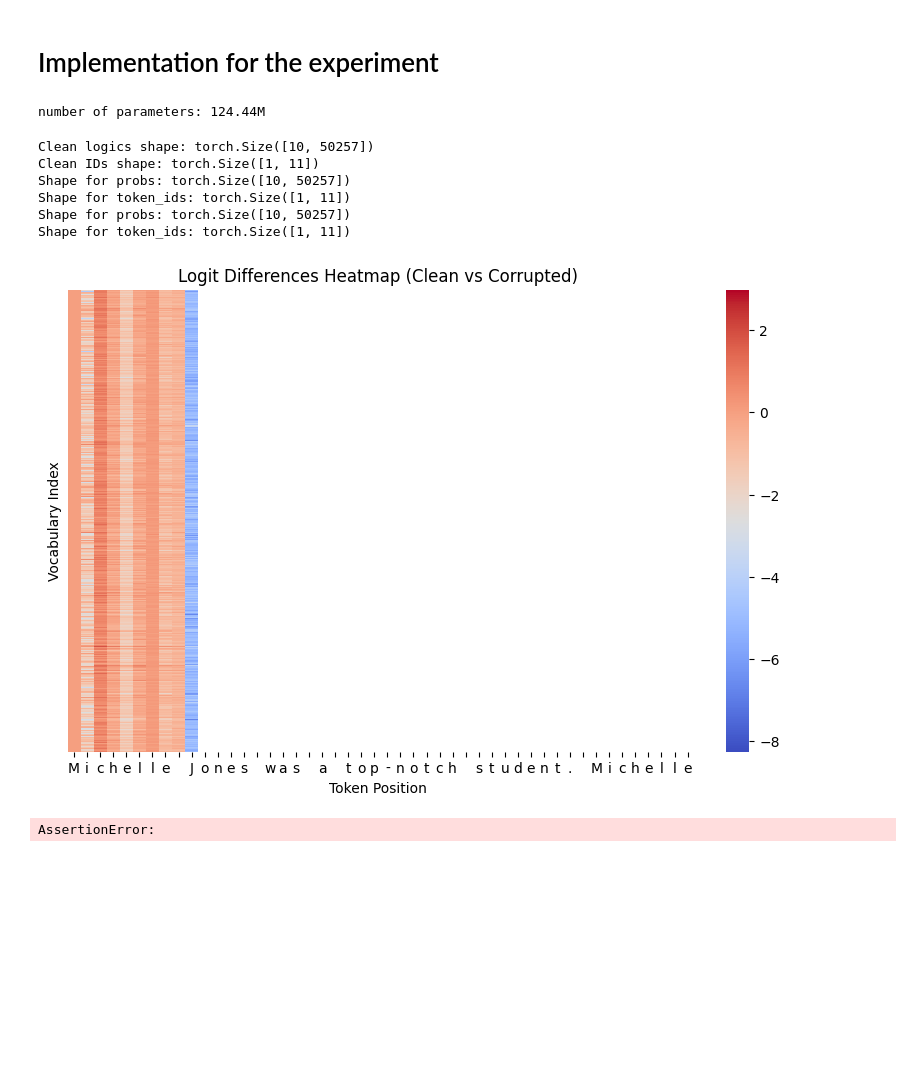
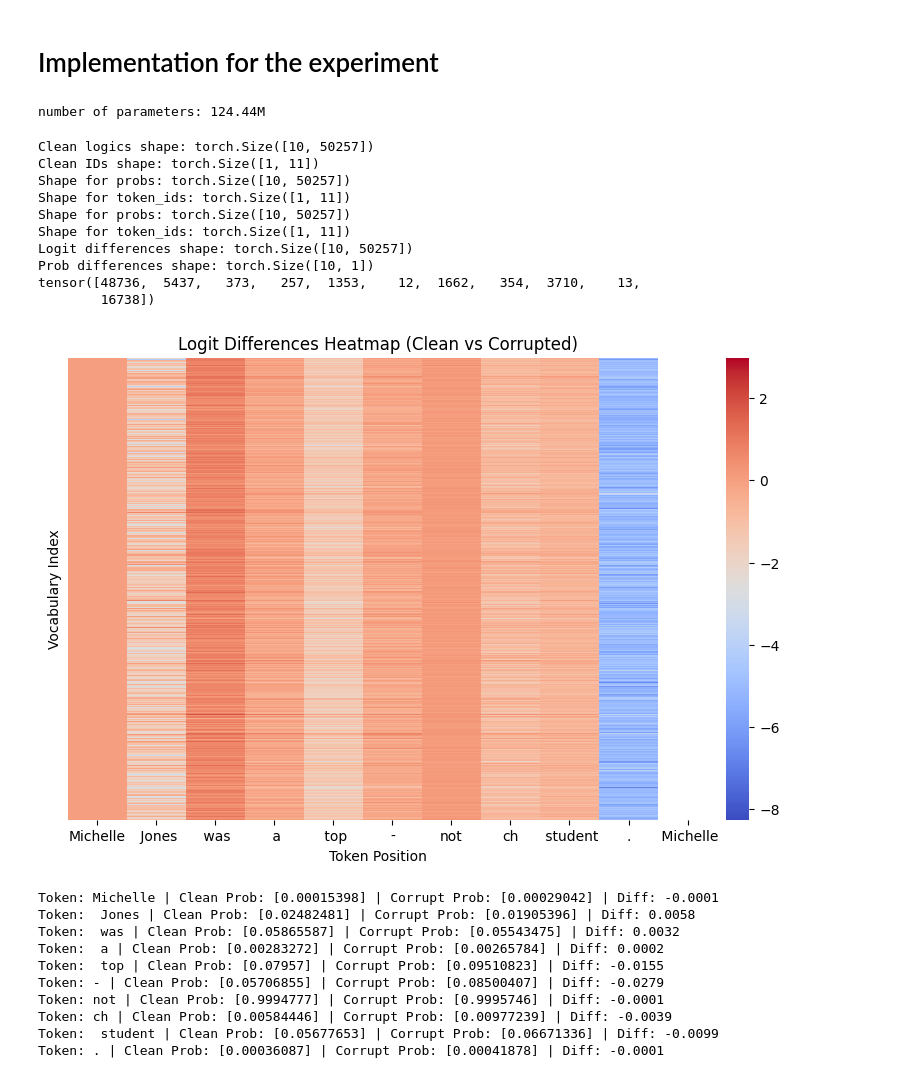
Before and after one commit to aed6-ua/minGPT, a Jupyter notebook: assignment.ipynb, the cells around one changed output. Cells and saved outputs as stored; diff of their text form; code cells hidden in the pictures; blank space fills up the shorter version.

```diff
--- a/assignment.ipynb
+++ b/assignment.ipynb
@@ -161,35 +161,58 @@ def get_token_probabilities(logits, token_ids):
 
 clean_probs = get_token_probabilities(clean_logits, clean_ids)
 corrupted_probs = get_token_probabilities(corrupted_logits, corrupted_ids)
 
 # Compute logit differences
 logit_diff = (clean_logits - corrupted_logits).cpu().numpy()
 prob_diff = (clean_probs - corrupted_probs)
 
 logit_diff = torch.tensor(logit_diff)
 prob_diff = torch.tensor(prob_diff)
 
+print("Logit differences shape:", logit_diff.shape)
+print("Prob differences shape:", prob_diff.shape)
+
+print(clean_ids[0])
+tokens_str = []
+for token in clean_ids[0]:
+    decoded_token = tokenizer.decode(torch.tensor([token]))
+    tokens_str.append(decoded_token)
 
 
 # Visualize the results
 plt.figure(figsize=(10, 6))
-sns.heatmap(logit_diff.squeeze(0).T, cmap="coolwarm", annot=False, xticklabels=tokenizer.decode(clean_ids[0]), yticklabels=False)
+sns.heatmap(logit_diff.T, cmap="coolwarm", annot=False, xticklabels=tokens_str, yticklabels=False)
+
 plt.title("Logit Differences Heatmap (Clean vs Corrupted)")
 plt.xlabel("Token Position")
 plt.ylabel("Vocabulary Index")
 plt.show()
 
 # Print analysis results for token probabilities
 for i, (clean, corrupt, diff) in enumerate(zip(clean_probs, corrupted_probs, prob_diff)):
-    token = tokenizer.decode(clean_ids[0][i])
-    print(f"Token: {token} | Clean Prob: {clean:.4f} | Corrupt Prob: {corrupt:.4f} | Diff: {diff:.4f}")
+    t = torch.tensor([clean_ids[0][i]])
+    token = tokenizer.decode(t)
+    print(f"Token: {token} | Clean Prob: {clean} | Corrupt Prob: {corrupt} | Diff: {diff[0]:.4f}")
 # %% [output]
 number of parameters: 124.44M
 Clean logics shape: torch.Size([10, 50257])
 Clean IDs shape: torch.Size([1, 11])
 Shape for probs: torch.Size([10, 50257])
 Shape for token_ids: torch.Size([1, 11])
 Shape for probs: torch.Size([10, 50257])
 Shape for token_ids: torch.Size([1, 11])
+Logit differences shape: torch.Size([10, 50257])
+Prob differences shape: torch.Size([10, 1])
+tensor([48736,  5437,   373,   257,  1353,    12,  1662,   354,  3710,    13,
+        16738])
-[figure, old version]
+[figure, new version]
-AssertionError:
+Token: Michelle | Clean Prob: [0.00015398] | Corrupt Prob: [0.00029042] | Diff: -0.0001
+Token:  Jones | Clean Prob: [0.02482481] | Corrupt Prob: [0.01905396] | Diff: 0.0058
+Token:  was | Clean Prob: [0.05865587] | Corrupt Prob: [0.05543475] | Diff: 0.0032
+Token:  a | Clean Prob: [0.00283272] | Corrupt Prob: [0.00265784] | Diff: 0.0002
+Token:  top | Clean Prob: [0.07957] | Corrupt Prob: [0.09510823] | Diff: -0.0155
+Token: - | Clean Prob: [0.05706855] | Corrupt Prob: [0.08500407] | Diff: -0.0279
+Token: not | Clean Prob: [0.9994777] | Corrupt Prob: [0.9995746] | Diff: -0.0001
+Token: ch | Clean Prob: [0.00584446] | Corrupt Prob: [0.00977239] | Diff: -0.0039
+Token:  student | Clean Prob: [0.05677653] | Corrupt Prob: [0.06671336] | Diff: -0.0099
+Token: . | Clean Prob: [0.00036087] | Corrupt Prob: [0.00041878] | Diff: -0.0001
```
